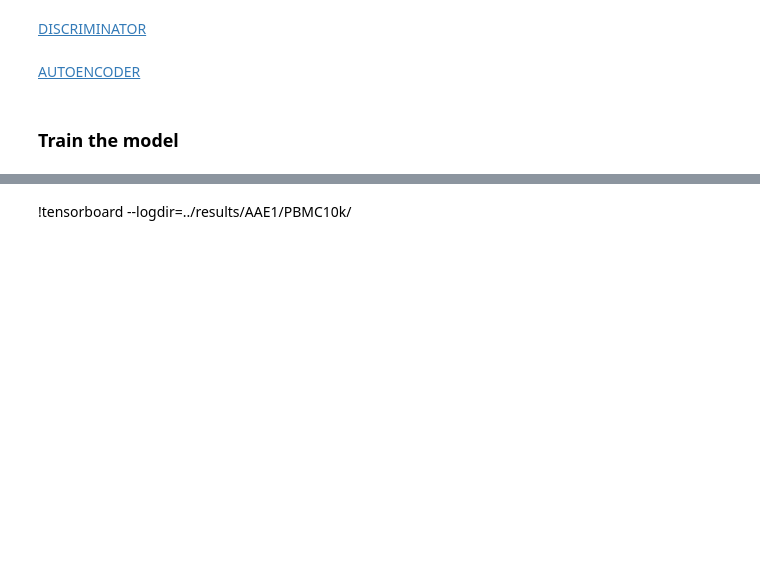
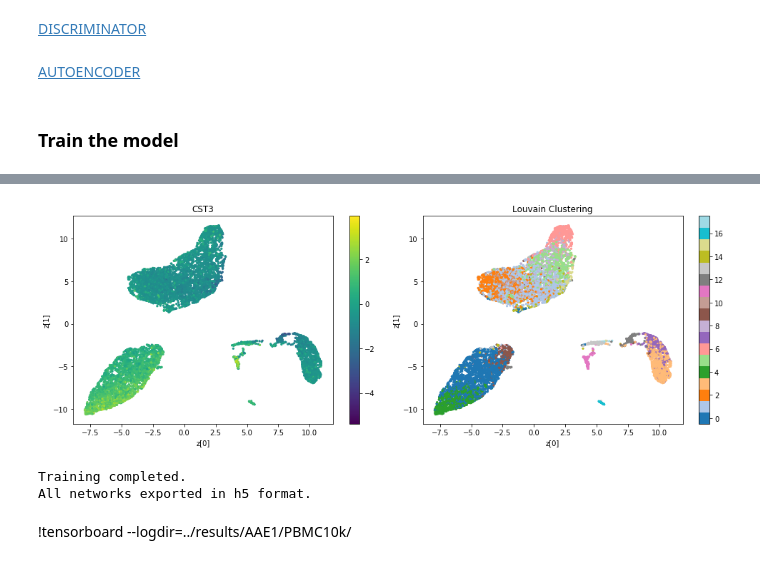
Before and after one commit to emolinaro/scRNAseq-AAE, a Jupyter notebook: notebooks/analysis.ipynb, the cells around one changed output, grey strips where cells are left out. Drawn from its saved outputs; the diff is of its cells as text; code cells hidden in the pictures; blank space fills up the shorter version.

Commit message:
add 'Dataset' mode and 'TFRecord' mode in models AAE1-2

```diff
--- a/notebooks/analysis.ipynb
+++ b/notebooks/analysis.ipynb
@@ -181,13 +140,18 @@ model.export_graph('../results/AAE1/PBMC10k/graphs')
 # %% [markdown]
 ### Train the model
 # %%
-# graph=True to show the data points in the 2-D latent space
+# Training...
 
-with mirrored_strategy.scope():
-    log_dir = '../results/AAE1/PBMC10k/'
-    os.makedirs(log_dir, exist_ok=True)
+log_dir = '../results/AAE1/PBMC10k/'
+os.makedirs(log_dir, exist_ok=True)
 
-    GENE = 'CST3' # used only for training visualization
+data_file = '../data/proc/pbmc10k.tfrecord'  # add for mode='TFRecord'
 
-    rec_loss, dis_loss = model.train(graph=True, gene=GENE, log_dir=log_dir)
+GENE = 'CST3'  # used only for training visualization
+
+rec_loss, dis_loss = model.train(graph=True,
+                                 gene=GENE,
+                                 log_dir=log_dir,
+                                 mode='TFRecord',
+                                 data_file=data_file)
 # %% [output]
@@ -195,3 +159,6 @@ RuntimeError: `add_update` was called in a cross-replica context. This is not ex
+[figure, added]
+Training completed.
+All networks exported in h5 format.
 # %% [markdown]
 !tensorboard --logdir=../results/AAE1/PBMC10k/
 # %%
```
Also changed, not shown: parts of 15 cells of this notebook, 1 other file.
